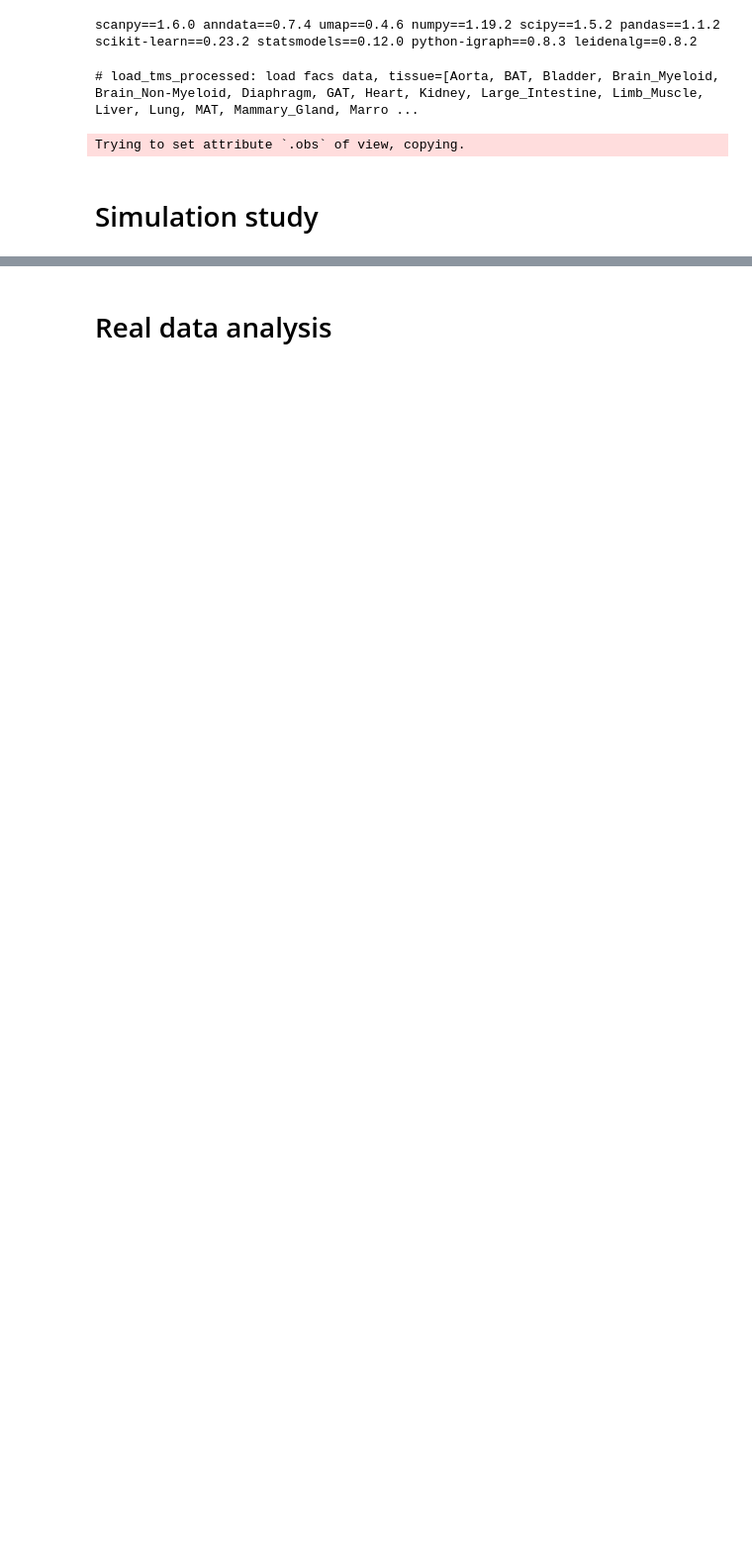
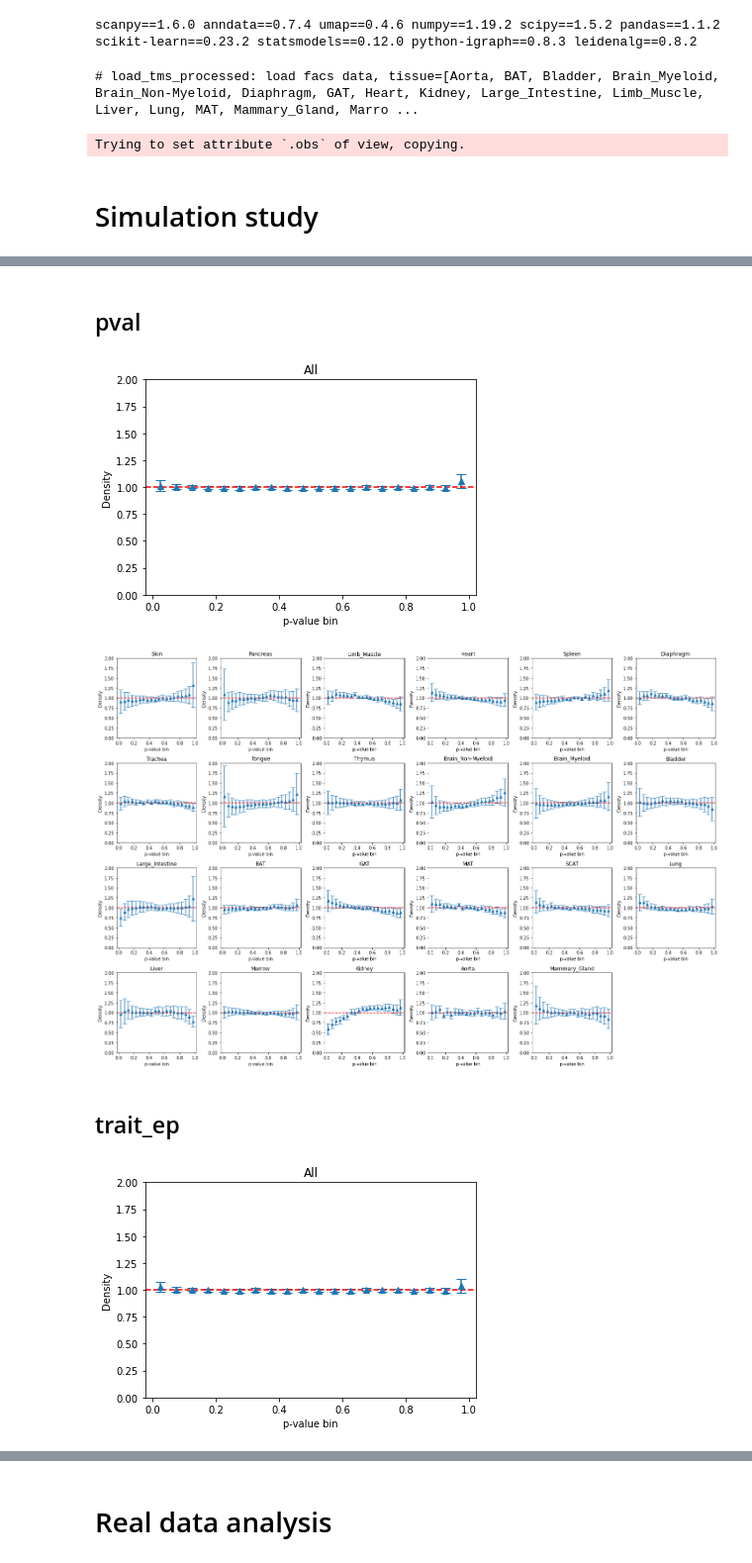
Before and after one commit to martinjzhang/scDRS, a Jupyter notebook: experiments/job.dev/kh_120720_new_score.ipynb, the cells around one changed output, grey strips where cells are left out. Shown at 99% size. Drawn from its saved outputs; the diff is of its cells as text; code cells hidden in the pictures; blank space fills up the shorter version.

```diff
--- a/experiments/job.dev/kh_120720_new_score.ipynb
+++ b/experiments/job.dev/kh_120720_new_score.ipynb
@@ -266,0 +278,41 @@ for group in [ 'random', 'low', 'high']:
+# %%
+for trait_ep_name in ['pval', 'trait_ep', 'normal_trait_ep', 'robust_trait_ep']:
+    display(Markdown(f'## {trait_ep_name}'))
+
+    tissue_df = data_facs_ct[result_dict['random_0']['index']].obs.tissue
+    num_bins=20
+    hists = [np.histogram(result_dict[name][trait_ep_name], bins=num_bins, range=(0, 1), density=True)[0] for name in result_dict]
+    plt.errorbar(np.arange(0, 1, 1 / num_bins) + 0.5 / num_bins,
+                 np.mean(hists, axis=0),
+                 np.std(hists, axis=0) * 2 / np.sqrt(num_sim),
+                 linestyle='None', marker='^', capsize=5)
+    plt.ylim(0, 2)
+    plt.axhline(y=1., linestyle='--', color='r')
+    plt.xlabel('p-value bin')
+    plt.ylabel('Density')
+    plt.title('All')
+
+    tissue_list = data_facs_ct.obs['tissue'].unique()
+    plt.figure(figsize=[20, 2+3*len(tissue_list)/num_cols])
+    for tissue_i, tissue in enumerate(tissue_list):
+        tissue_index = (tissue_df == tissue)
+        num_bins = 20
+        plt.subplot(int(np.ceil(len(tissue_list) / num_cols)), num_cols, tissue_i + 1)
+        hists = [np.histogram(result_dict[name][trait_ep_name][tissue_index], bins=num_bins, range=(0, 1), density=True)[0] for name in result_dict]
+        plt.errorbar(np.arange(0, 1, 1 / num_bins) + 0.5 / num_bins,
+                     np.mean(hists, axis=0),
+                     np.std(hists, axis=0) * 2 / np.sqrt(num_sim),
+                     linestyle='None', marker='^', capsize=5)
+        plt.ylim(0, 2)
+        plt.axhline(y=1., linestyle='--', color='r')
+        plt.xlabel('p-value bin')
+        plt.ylabel('Density')
+        plt.title(tissue)
+    plt.tight_layout()
+    plt.show()
+# %% [output]
+## pval
+[figure, added]
+[figure, added]
+## trait_ep
+[figure, added]
```
Also changed, not shown: parts of 17 cells of this notebook.
